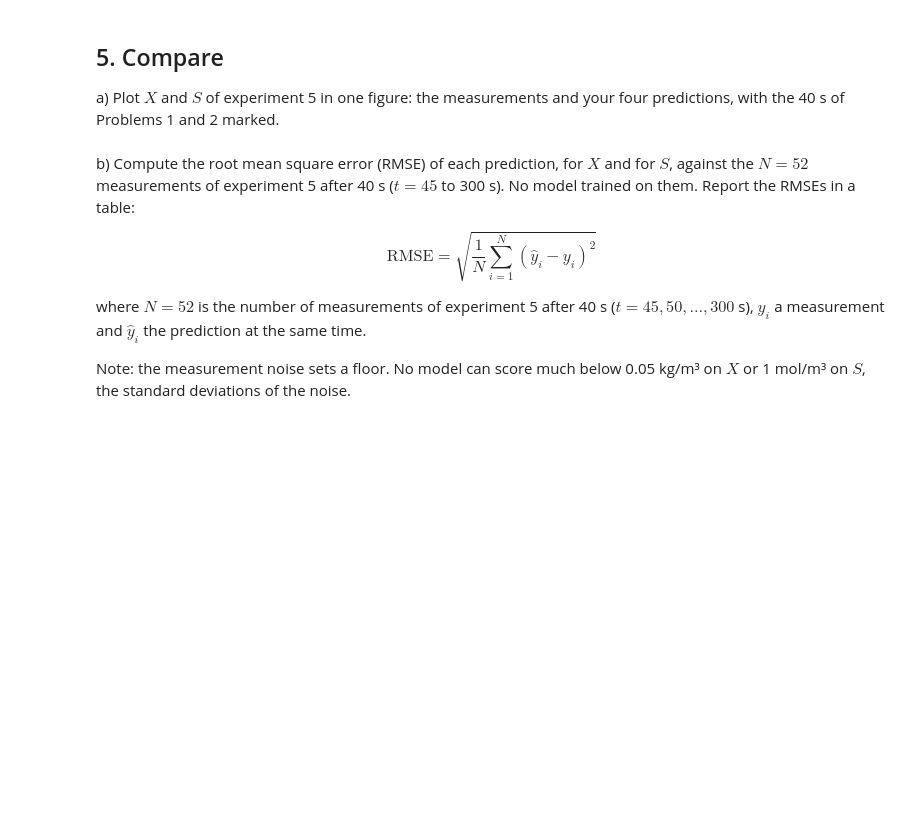
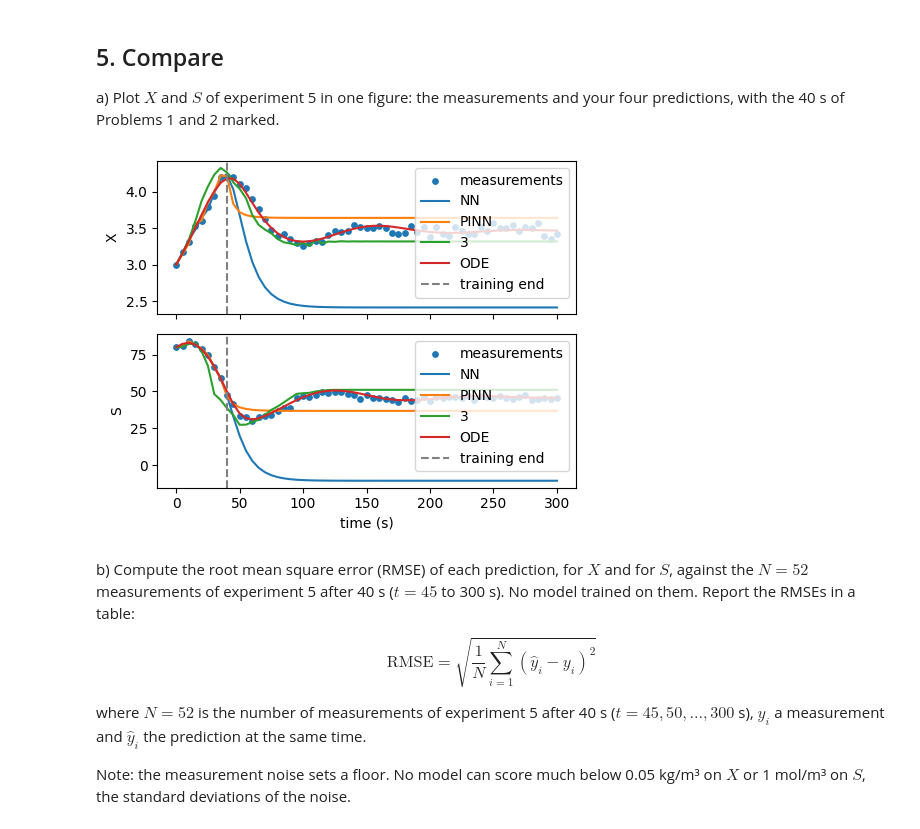
Before and after one commit to tofsodeinde/miniproject9, a Jupyter notebook: course/assignments/a05.ipynb, the cells around one changed output. Cells and saved outputs as stored; diff of their text form; code cells hidden in the pictures; blank space fills up the shorter version.

```diff
--- a/course/assignments/a05.ipynb
+++ b/course/assignments/a05.ipynb
@@ -667,7 +700,51 @@ e) Evaluate `mu_nn` with the trained growth-rate network, `nets[0]`, at $S = 0,
 ## 5. Compare
 a) Plot $X$ and $S$ of experiment 5 in one figure: the measurements and your four predictions, with the 40 s of Problems 1 and 2 marked.
 # %%
-# ADD YOUR CODE HERE  -- feel free to add additional code or markdown blocks if needed
+exp5 = df.loc[df['experiment'] == 5].sort_values('t')
+t_all = exp5['t'].astype(float).to_numpy()
+measurements = exp5[['X', 'S']].to_numpy()
+
+pred_nn_5 = np.asarray(jax.vmap(model, in_axes=(None, 0))(net_nn, t_all))
+pred_pinn_5 = np.asarray(jax.vmap(model, in_axes=(None, 0))(net_pinn, t_all))
+
+state = np.array([3.0, 80])
+pred_3_5 = [state.copy()]
+
+for _ in range(60):
+  current = state.reshape(1, -1)
+  pred_X = model_X.predict(current)[0]
+  pred_S = model_S.predict(current)[0]
+
+  state = np.array([pred_X, pred_S])
+  pred_3_5.append(state.copy())
+
+pred_3_5 = np.array(pred_3_5)
+
+pred_ode_5 = np.asarray(simulate(nets, jnp.array([3.0, 80.0]), t_all))
+
+predictions = {
+    'NN': pred_nn_5,
+    'PINN': pred_pinn_5,
+    '3': pred_3_5,
+    'ODE': pred_ode_5
+}
+
+fig, axes = plt.subplots(2, 1, figsize=(5, 4), sharex=True)
+
+for i, name in enumerate(["X", "S"]):
+  axes[i].scatter(exp5['t'], exp5[name], s=15, label="measurements")
+  for model_name, pred in predictions.items():
+    axes[i].plot(t_all, pred[:, i], label=model_name)
+
+  axes[i].axvline(40, color='gray', linestyle='--', label='training end')
+  axes[i].set_ylabel(name)
+  axes[i].legend()
+
+axes[1].set_xlabel('time (s)')
+plt.tight_layout()
+plt.show()
+# %% [output]
+[figure, added]
 # %% [markdown]
 b) Compute the root mean square error (RMSE) of each prediction, for $X$ and for $S$, against the $N = 52$ measurements of experiment 5 after 40 s ($t = 45$ to 300 s). No model trained on them. Report the RMSEs in a table:
 
```
Also changed, not shown: parts of 6 cells of this notebook.
